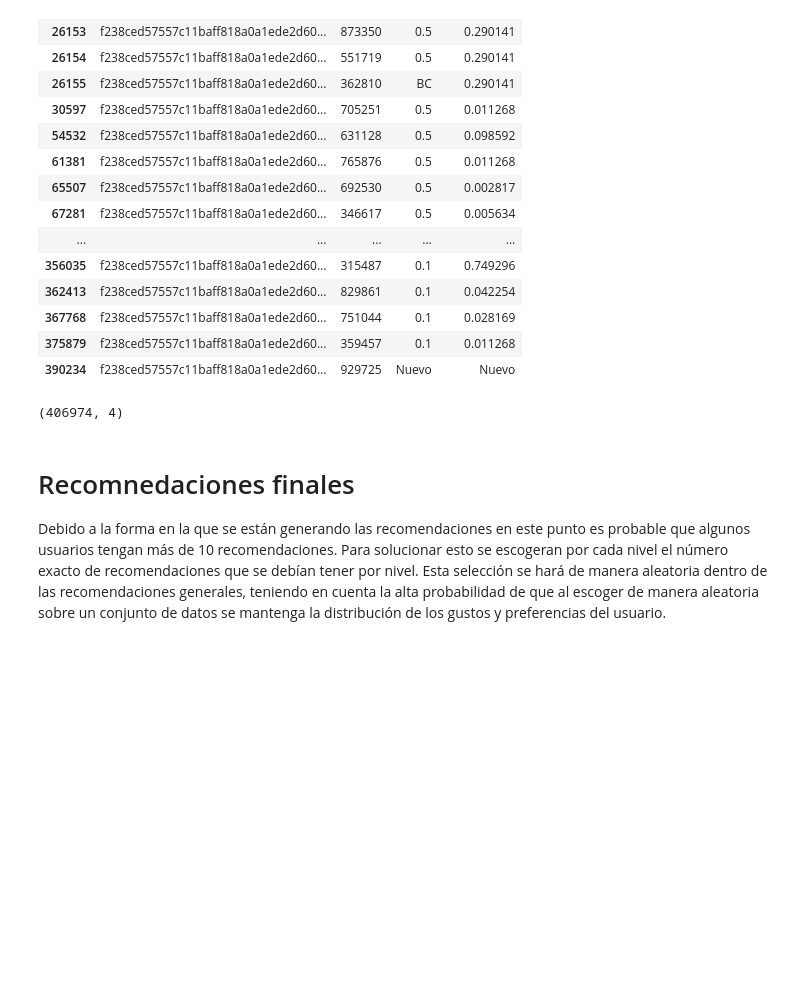
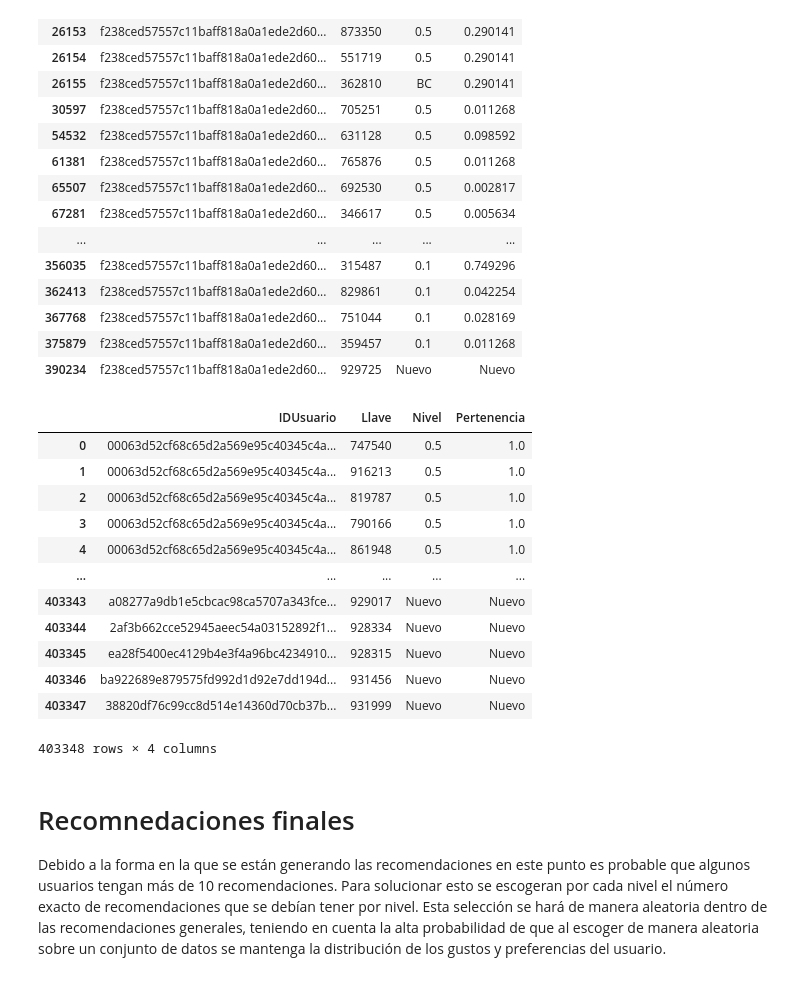
Before and after one commit to Johan-Ortegon-1/uaque, a Jupyter notebook: V2_Clustering_+_Recomendations/ClusteringYRecomendacionesDifusas.ipynb, the cells around one changed output. Saved outputs shown, nothing was run; the diff lists cells and outputs as text; code cells hidden in the pictures; blank space fills up the shorter version.

```diff
--- a/V2_Clustering_+_Recomendations/ClusteringYRecomendacionesDifusas.ipynb
+++ b/V2_Clustering_+_Recomendations/ClusteringYRecomendacionesDifusas.ipynb
@@ -771,7 +771,21 @@ recomendaciones_generales.to_json(r'C:\Users\user\Downloads\recomedaciones_final
+# %%
+recomendaciones_generales = pd.read_json('https://www.dropbox.com/s/jczgx38hbh3l5r7/recomedaciones_generales.json?dl=1')
 # %%
-recomendaciones_tres_niveles.shape
+recomendaciones_generales
 # %% [output]
+|  | IDUsuario | Llave | Nivel | Pertenencia |
+| 0 | 00063d52cf68c65d2a569e95c40345c4a... | 747540 | 0.5 | 1.0 |
+| 1 | 00063d52cf68c65d2a569e95c40345c4a... | 916213 | 0.5 | 1.0 |
+| 2 | 00063d52cf68c65d2a569e95c40345c4a... | 819787 | 0.5 | 1.0 |
+| 3 | 00063d52cf68c65d2a569e95c40345c4a... | 790166 | 0.5 | 1.0 |
+| 4 | 00063d52cf68c65d2a569e95c40345c4a... | 861948 | 0.5 | 1.0 |
+| ... | ... | ... | ... | ... |
+| 403343 | a08277a9db1e5cbcac98ca5707a343fce... | 929017 | Nuevo | Nuevo |
+| 403344 | 2af3b662cce52945aeec54a03152892f1... | 928334 | Nuevo | Nuevo |
+| 403345 | ea28f5400ec4129b4e3f4a96bc4234910... | 928315 | Nuevo | Nuevo |
+| 403346 | ba922689e879575fd992d1d92e7dd194d... | 931456 | Nuevo | Nuevo |
+| 403347 | 38820df76c99cc8d514e14360d70cb37b... | 931999 | Nuevo | Nuevo |
-(406974, 4)
+403348 rows × 4 columns
 # %% [markdown]
 # Recomnedaciones finales
 Debido a la forma en la que se están generando las recomendaciones en este punto es probable que algunos usuarios tengan más de 10 recomendaciones. Para solucionar esto se escogeran por cada nivel el número exacto de recomendaciones que se debían tener por nivel. Esta selección se hará de manera aleatoria dentro de las recomendaciones generales, teniendo en cuenta la alta probabilidad de que al escoger de manera aleatoria sobre un conjunto de datos se mantenga la distribución de los gustos y preferencias del usuario.
```
Also changed, not shown: parts of 10 cells of this notebook, 2 other files.
